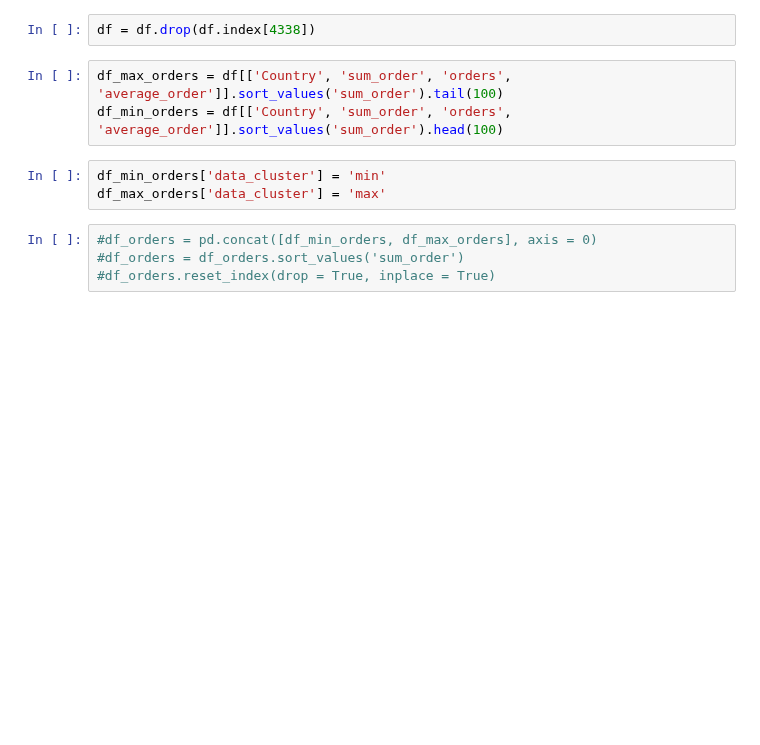
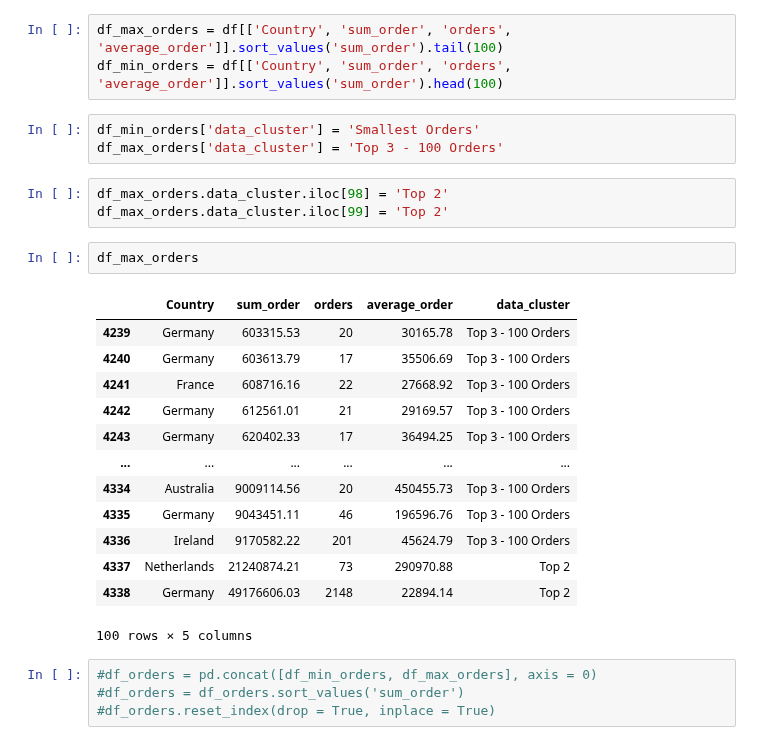
Before and after one commit to DJ1070/SQL, a Jupyter notebook: ecommerce_graphs.ipynb, the cells around one changed output. Cells and saved outputs as stored; diff of their text form; blank space fills up the shorter version.

```diff
--- a/ecommerce_graphs.ipynb
+++ b/ecommerce_graphs.ipynb
@@ -26,12 +28,29 @@ df.sort_values('sum_order')
 4339 rows × 7 columns
-# %%
-df = df.drop(df.index[4338])
 # %%
 df_max_orders = df[['Country', 'sum_order', 'orders', 'average_order']].sort_values('sum_order').tail(100)
 df_min_orders = df[['Country', 'sum_order', 'orders', 'average_order']].sort_values('sum_order').head(100)
 # %%
-df_min_orders['data_cluster'] = 'min'
-df_max_orders['data_cluster'] = 'max'
+df_min_orders['data_cluster'] = 'Smallest Orders'
+df_max_orders['data_cluster'] = 'Top 3 - 100 Orders'
+# %%
+df_max_orders.data_cluster.iloc[98] = 'Top 2'
+df_max_orders.data_cluster.iloc[99] = 'Top 2'
+# %%
+df_max_orders
+# %% [output]
+|  | Country | sum_order | orders | average_order | data_cluster |
+| 4239 | Germany | 603315.53 | 20 | 30165.78 | Top 3 - 100 Orders |
+| 4240 | Germany | 603613.79 | 17 | 35506.69 | Top 3 - 100 Orders |
+| 4241 | France | 608716.16 | 22 | 27668.92 | Top 3 - 100 Orders |
+| 4242 | Germany | 612561.01 | 21 | 29169.57 | Top 3 - 100 Orders |
+| 4243 | Germany | 620402.33 | 17 | 36494.25 | Top 3 - 100 Orders |
+| ... | ... | ... | ... | ... | ... |
+| 4334 | Australia | 9009114.56 | 20 | 450455.73 | Top 3 - 100 Orders |
+| 4335 | Germany | 9043451.11 | 46 | 196596.76 | Top 3 - 100 Orders |
+| 4336 | Ireland | 9170582.22 | 201 | 45624.79 | Top 3 - 100 Orders |
+| 4337 | Netherlands | 21240874.21 | 73 | 290970.88 | Top 2 |
+| 4338 | Germany | 49176606.03 | 2148 | 22894.14 | Top 2 |
+100 rows × 5 columns
 # %%
 #df_orders = pd.concat([df_min_orders, df_max_orders], axis = 0)
 #df_orders = df_orders.sort_values('sum_order')
```
Also changed, not shown: parts of 10 cells of this notebook, 1 other file.
